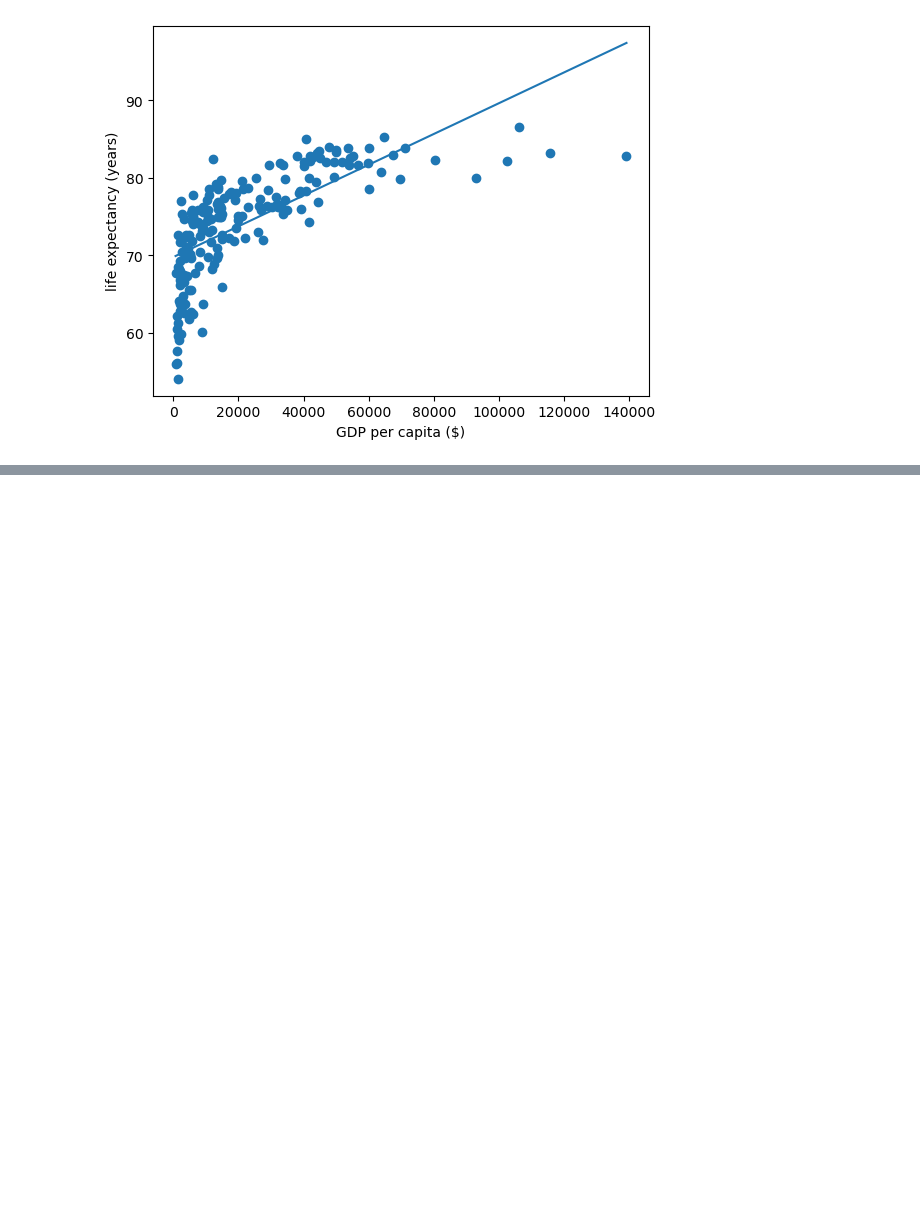
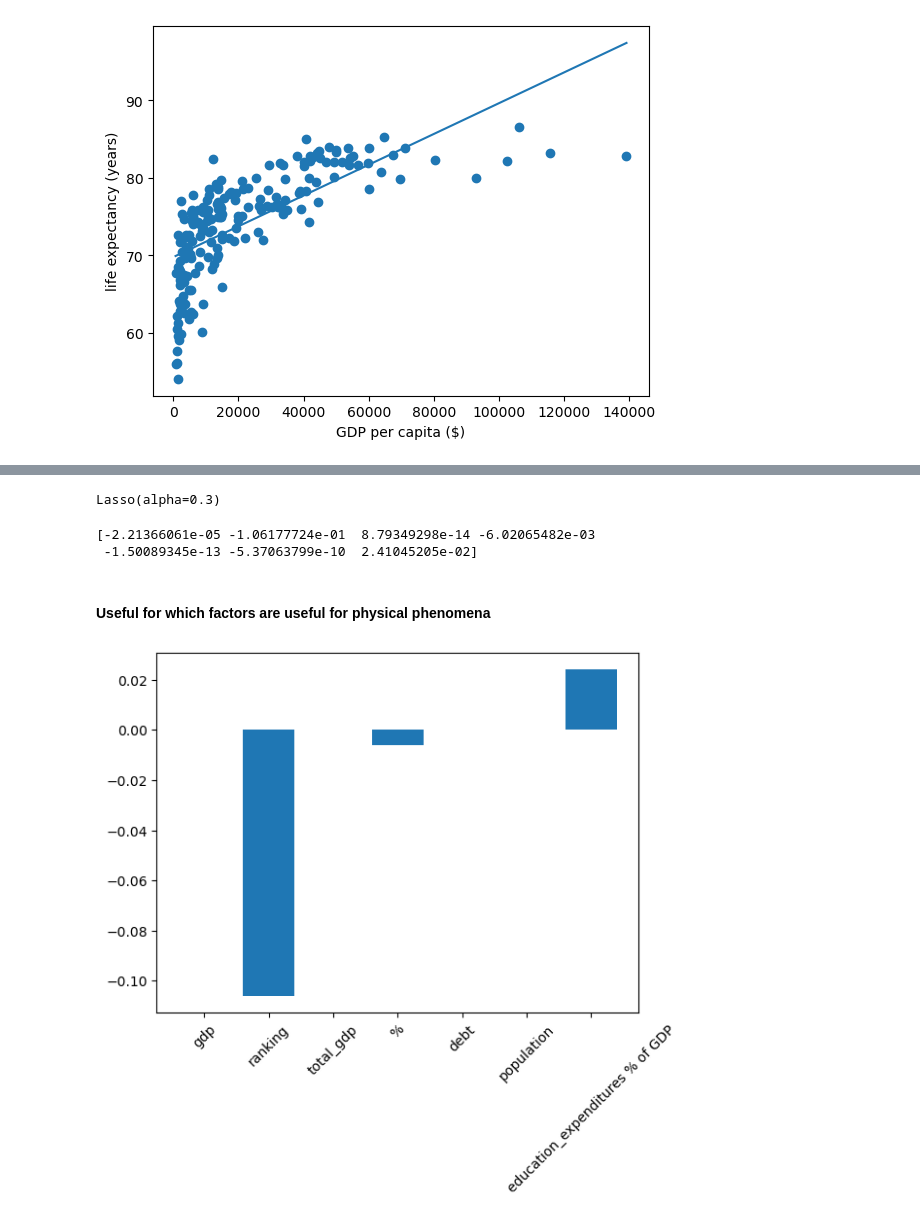
Before and after one commit to shirleytemples/datascienceprojects, a Jupyter notebook: Supervised_example.ipynb, the cells around one changed output, grey strips where cells are left out. Saved outputs shown, nothing was run; the diff lists cells and outputs as text; code cells hidden in the pictures; blank space fills up the shorter version.

```diff
--- a/Supervised_example.ipynb
+++ b/Supervised_example.ipynb
@@ -190,0 +325,26 @@ plt.show()
+# %%
+# Instantiate a lasso regression model
+lasso = Lasso(alpha=0.3)
+# %%
+# Fit the model to the data
+lasso.fit(X, y)
+# %% [output]
+Lasso(alpha=0.3)
+# %%
+# Compute and print the coefficients
+lasso_coef = lasso.fit(X, y).coef_
+# %%
+print(lasso_coef)
+# %% [output]
+[-2.21366061e-05 -1.06177724e-01  8.79349298e-14 -6.02065482e-03
+ -1.50089345e-13 -5.37063799e-10  2.41045205e-02]
+# %% [markdown]
+#### Useful for which factors are useful for physical phenomena
+# %%
+names = df.drop(' years', axis=1).columns
+# %%
+plt.bar(names, lasso_coef)
+plt.xticks(rotation=45)
+plt.show()
+# %% [output]
+[figure, added]
```
Also changed, not shown: parts of 33 cells of this notebook.
